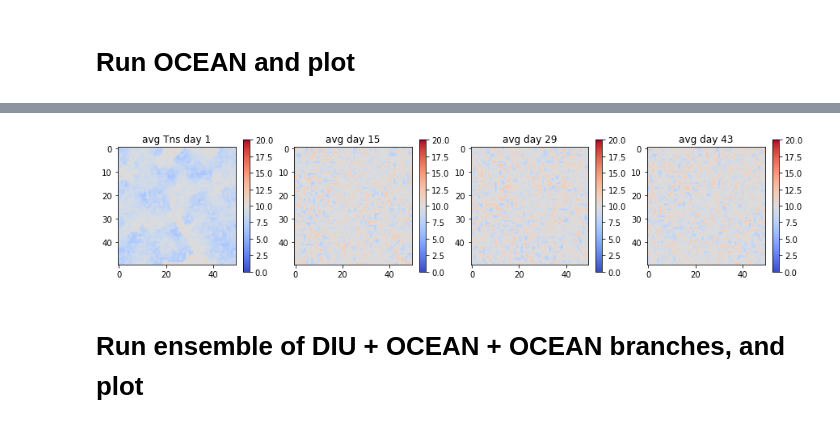
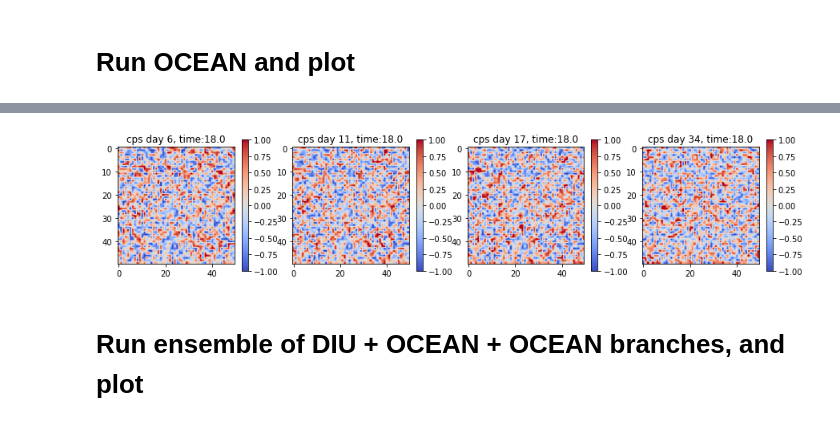
Before and after one commit to irenelivia/gameofcloud, a Jupyter notebook: GameOfCloud_Jul23.ipynb, the cells around one changed output, grey strips where cells are left out. Drawn from its saved outputs; the diff is of its cells as text; code cells hidden in the pictures.

```diff
--- a/GameOfCloud_Jul23.ipynb
+++ b/GameOfCloud_Jul23.ipynb
@@ -30,6 +30,7 @@ def update(last_x, last_Tns, last_counter, step, N_steps_day, DIU, cp_cooling):
         x (np.array): updated state of the rain field
         Tns (np.array): updated state of the near surface temperature
     """
+    parameters(N_steps_day)
 
     new_counter            = last_counter
     new_counter            = np.where(np.logical_and(last_x==1,last_counter==lifetime_rain),-1,new_counter)
@@ -299,15 +307,17 @@ avg activity 0.026579761904761905
 # Run OCEAN and plot
 # %%
 %matplotlib inline
-ndays_ocean = 21
+ndays_ocean = 35
 
 x_ocean, Tns_ocean, counter_ocean, trop_temp_saved_ocean = modellino(
     N_steps_day = nsteps_day, tot_steps = nsteps_day*ndays_ocean, DIU=False,
-    persistence='yes', branching=True, Tns_branch=Tns[14*])
+    persistence='yes', branching=False, Tns_branch=False)
 
 # set branching=True and Tns_branch=Tns[-1] to branch from last step of DIU
 # %%
 %matplotlib inline
+
+cps_ocean = Tns_ocean[:] - np.mean(Tns_ocean,axis=(1,2))[:,None,None]
 
 fig = plt.figure(figsize=(20,3))
 ax1 = plt.subplot(131)
@@ -315,8 +325,9 @@ ax1 = plt.subplot(131)
 ax1.set_title('domain rain')
 ax1.scatter(np.arange(0,np.size(np.mean(x_ocean, axis=(1,2)))), np.mean(x_ocean, axis=(1,2)))
 xaxis=np.arange(0,len(x_ocean)+1,nsteps_day)
-ax1.set_xticks([])
-#ax1.set_xticklabels(np.arange(0,ndays_ocean))
+#ax1.set_xticks([])
+ax1.set_xticks(np.arange(0,(ndays_ocean+1)*nsteps_day,7*nsteps_day))
+ax1.set_xticklabels(np.arange(0,ndays_ocean+1,7))
 
 ax2 = plt.subplot(132)
 ax2.set_title('domain average T')
@@ -324,9 +335,8 @@ ax2.plot(np.arange(0,np.size(np.mean(Tns_ocean, axis=(1,2)))), 295+20*np.mean(Tn
 ax2.plot(np.arange(0,np.size(np.mean(Tns_ocean, axis=(1,2)))), 295+20*Ts(0,nsteps_day, False)*np.ones(np.size(np.mean(Tns_ocean, axis=(1,2)))), label='T_s')
 ax2.plot(295+20*trop_temp_saved_ocean, label='T_trop')
 ax2.legend()
-ax2.set_xticks([])
-#ax2.set_xticklabels([int(i) for i in xaxis])
-
+ax2.set_xticks(np.arange(0,(ndays_ocean+1)*nsteps_day,7*nsteps_day))
+ax2.set_xticklabels(np.arange(0,ndays_ocean+1,7))
 
 ax3 = plt.subplot(133)
 ax3.set_title('day2day correlation')
@@ -339,47 +349,64 @@ ax3.set_xlabel('day')
 plt.show()
 
 
-d4 = round(ndays/4-1)
-d3 = round(2*ndays/4-1)
-d2 = round(3*ndays/4-1)
-d1 = round(4*ndays/4-1)
+#d4 = round(ndays_ocean/4-1)
+#d3 = round(2*ndays_ocean/4-1)
+#d2 = round(3*ndays_ocean/4-1)
+#d1 = round(4*ndays_ocean/4-1)
+d4 = 6
+d3 = int(ndays_ocean/3)
+d2 = int(ndays_ocean/2)
+d1 = ndays_ocean-1
+
 
 fig = plt.figure(figsize=(15,3))
 
-day_minus4=np.mean(x_ocean[-nsteps_day*d1:-nsteps_day*(d1-1),:,:], axis=(0))
-day_minus3=np.mean(x_ocean[-nsteps_day*d2:-nsteps_day*(d2-1),:,:], axis=(0))
-day_minus2=np.mean(x_ocean[-nsteps_day*d3:-nsteps_day*(d3-1),:,:], axis=(0))
-day_last  =np.mean(x_ocean[-nsteps_day*d4:-nsteps_day*(d4-1),:,:], axis=(0))
+#day_minus4=np.mean(x_ocean[-nsteps_day*d1:-nsteps_day*(d1-1),:,:], axis=(0))
+#day_minus3=np.mean(x_ocean[-nsteps_day*d2:-nsteps_day*(d2-1),:,:], axis=(0))
+#day_minus2=np.mean(x_ocean[-nsteps_day*d3:-nsteps_day*(d3-1),:,:], axis=(0))
+#day_last  =np.mean(x_ocean[-nsteps_day*d4:-nsteps_day*(d4-1),:,:], axis=(0))
+plotstep = 30
+day_minus4=(x_ocean[d4 + plotstep])
+day_minus3=(x_ocean[d3 + plotstep])
+day_minus2=(x_ocean[d2 + plotstep])
+day_last  =(x_ocean[d1 + plotstep])
 ax1 = plt.subplot(141)
 ax1.imshow(day_minus4, cmap='Greys',vmin=0, vmax=0.1)
-ax1.set_title('avg rain day ' + str(ndays-d1))
+ax1.set_title('rain day ' + str(d4)+ ', time:' + str(24*plotstep/48))
 ax2 = plt.subplot(142)
 ax2.imshow(day_minus3, cmap='Greys',vmin=0, vmax=0.1)
-ax2.set_title('avg day ' + str(ndays-d2))
+ax2.set_title('rain day ' + str(d3)+ ', time:' + str(24*plotstep/48))
 ax3 = plt.subplot(143)
 ax3.imshow(day_minus2, cmap='Greys',vmin=0, vmax=0.1)
-ax3.set_title('avg day ' + str(ndays-d3))
+ax3.set_title('rain day ' + str(d2)+ ', time:' + str(24*plotstep/48))
 ax4 = plt.subplot(144)
 ax4.imshow(day_last, cmap='Greys',vmin=0, vmax=0.1)
-ax4.set_title('avg day ' + str(ndays-d4))
+ax4.set_title('rain day ' + str(d1)+ ', time:' + str(24*plotstep/48))
 
 fig = plt.figure(figsize=(15,3))
-day_minus4=np.mean(20*Tns_ocean[-nsteps_day*d1:-nsteps_day*(d1-1),:,:], axis=(0))
-day_minus3=np.mean(20*Tns_ocean[-nsteps_day*d2:-nsteps_day*(d2-1),:,:], axis=(0))
-day_minus2=np.mean(20*Tns_ocean[-nsteps_day*d3:-nsteps_day*(d3-1),:,:], axis=(0))
-day_last  =np.mean(20*Tns_ocean[-nsteps_day*d4:-nsteps_day*(d4-1),:,:], axis=(0))
+#day_minus4=np.mean(20*Tns_ocean[-nsteps_day*d1:-nsteps_day*(d1-1),:,:], axis=(0))
+#day_minus3=np.mean(20*Tns_ocean[-nsteps_day*d2:-nsteps_day*(d2-1),:,:], axis=(0))
+#day_minus2=np.mean(20*Tns_ocean[-nsteps_day*d3:-nsteps_day*(d3-1),:,:], axis=(0))
+#day_last  =np.mean(20*Tns_ocean[-nsteps_day*d4:-nsteps_day*(d4-1),:,:], axis=(0))
+plotstep= 36
+day_minus4=(20*cps_ocean[d4 + plotstep,:,:])
+day_minus3=(20*cps_ocean[d3 + plotstep,:,:])
+day_minus2=(20*cps_ocean[d2 + plotstep,:,:])
+day_last  =(20*cps_ocean[d1 + plotstep,:,:])
+
+
 ax1 = plt.subplot(141)
-im1 = ax1.imshow(day_minus4, cmap='coolwarm',vmin=0, vmax=20)
-ax1.set_title('avg Tns day ' + str(ndays-d1))
+im1 = ax1.imshow(day_minus4, cmap='coolwarm',vmin=-1, vmax=1)
+ax1.set_title('cps day ' + str(d4) + ', time:' + str(24*plotstep/48))
 ax2 = plt.subplot(142)
-im2 = ax2.imshow(day_minus3, cmap='coolwarm',vmin=0, vmax=20)
-ax2.set_title('avg day ' + str(ndays-d2))
+im2 = ax2.imshow(day_minus3, cmap='coolwarm',vmin=-1, vmax=1)
+ax2.set_title('cps day ' + str(d3) + ', time:' + str(24*plotstep/48))
 ax3 = plt.subplot(143)
-im3 = ax3.imshow(day_minus2, cmap='coolwarm',vmin=0, vmax=20)
-ax3.set_title('avg day ' + str(ndays-d3))
+im3 = ax3.imshow(day_minus2, cmap='coolwarm',vmin=-1, vmax=1)
+ax3.set_title('cps day ' + str(d2) + ', time:' + str(24*plotstep/48))
 ax4 = plt.subplot(144)
-im4 = ax4.imshow(day_last, cmap='coolwarm',vmin=0, vmax=20)
-ax4.set_title('avg day ' + str(ndays-d4))
+im4 = ax4.imshow(day_last, cmap='coolwarm',vmin=-1, vmax=1)
+ax4.set_title('cps day ' + str(d1) + ', time:' + str(24*plotstep/48))
 
 fig.colorbar(im1, ax=ax1, orientation='vertical')
 fig.colorbar(im2, ax=ax2, orientation='vertical')
@@ -394,4 +421,4 @@ avg activity 0.02375922619047619
-[figure, old version]
+[figure, new version]
 # %% [markdown]
 # Run ensemble of DIU + OCEAN + OCEAN branches, and plot
 # %%
```
Also changed, not shown: parts of 9 cells of this notebook.
